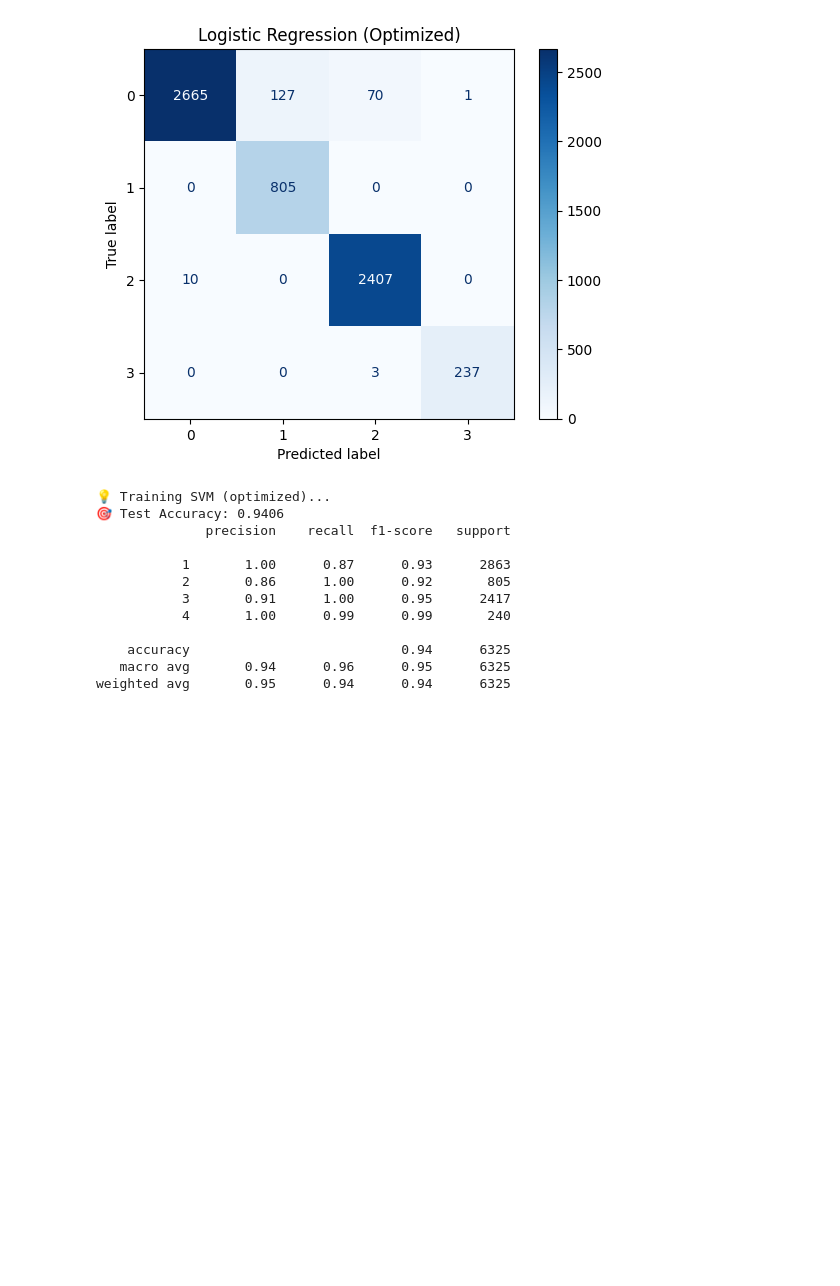
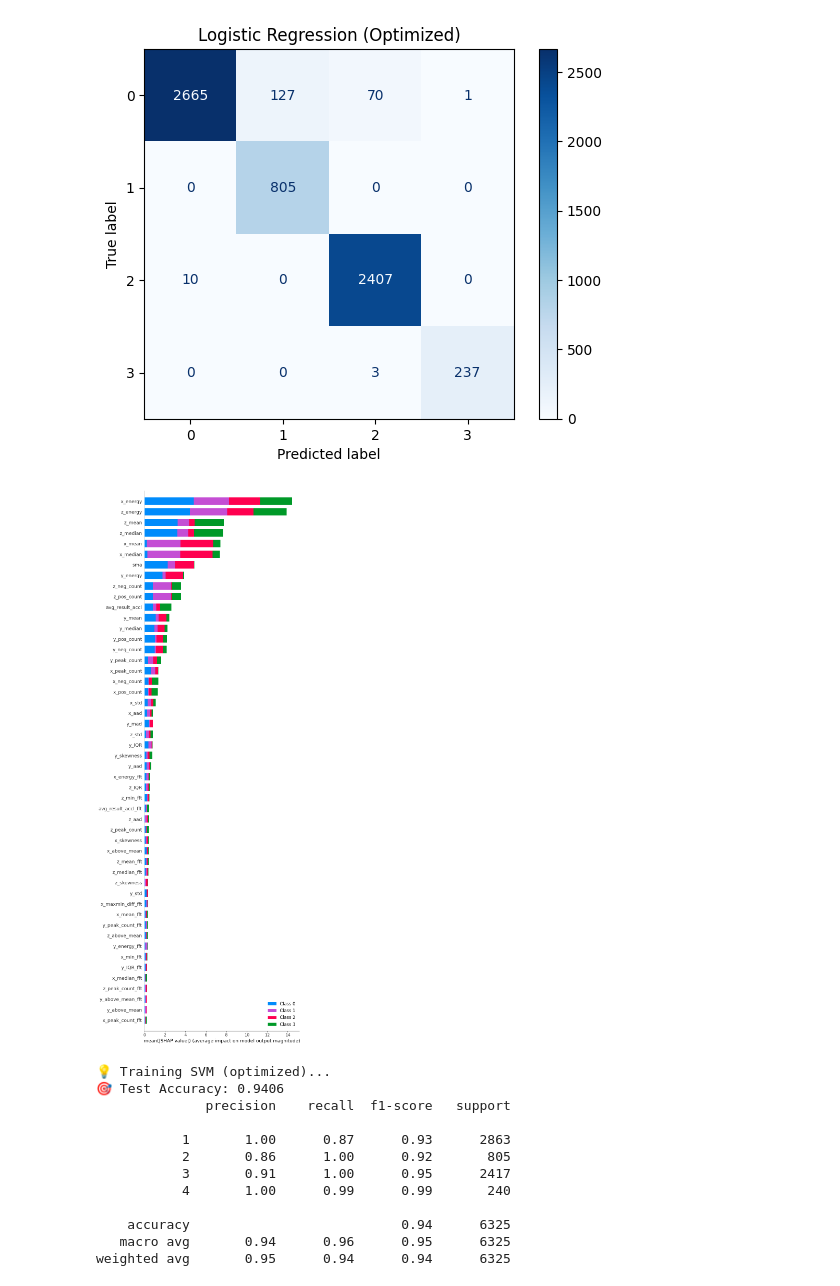
Before and after one commit to tranhuunam00/Master_2024, a Jupyter notebook: new_sleep_posture_2025/train/train.ipynb, the cells around one changed output. Cells and saved outputs as stored; diff of their text form; code cells hidden in the pictures; blank space fills up the shorter version.

```diff
--- a/new_sleep_posture_2025/train/train.ipynb
+++ b/new_sleep_posture_2025/train/train.ipynb
@@ -198,6 +206,6 @@ weighted avg       0.99      0.99      0.99      6325
 # %%
 from models import train_LR
-modelLR = train_LR(features_all, features_all_test, train_labels, train_labels_test)
+modelLR, scalerLr = train_LR(features_all, features_all_test, train_labels, train_labels_test)
 # %% [output]
 📈 Training Logistic Regression (optimized)...
 🎯 Test Accuracy: 0.9666
@@ -212,5 +220,25 @@ modelLR = train_LR(features_all, features_all_test, train_labels, train_labels_t
    macro avg       0.96      0.98      0.97      6325
 weighted avg       0.97      0.97      0.97      6325
 [figure]
+# %%
+import shap
+import pandas as pd
+
+# ⚙️ Bước 1: Đảm bảo features_all là DataFrame có tên cột
+# (bạn đã làm đúng ở trên với features và features_fft)
+# ⚠️ Tuy nhiên sau khi chuẩn hóa, cần gắn lại tên cột:
+X_scaled = scalerLr.transform(features_all)
+X_scaled = pd.DataFrame(X_scaled, columns=features_all.columns)
+
+# ⚙️ Bước 2: Tạo LinearExplainer
+explainer = shap.LinearExplainer(modelLR, X_scaled, feature_names=features_all.columns)
+
+# ⚙️ Bước 3: Tính SHAP values
+shap_values = explainer.shap_values(X_scaled)
+
+# ⚙️ Bước 4: Vẽ biểu đồ SHAP
+shap.summary_plot(shap_values, X_scaled, plot_type="bar", max_display=50)
+# %% [output]
+[figure, added]
 # %%
 from models import train_SVM
```
Also changed, not shown: parts of 8 cells of this notebook, 16 other files.
